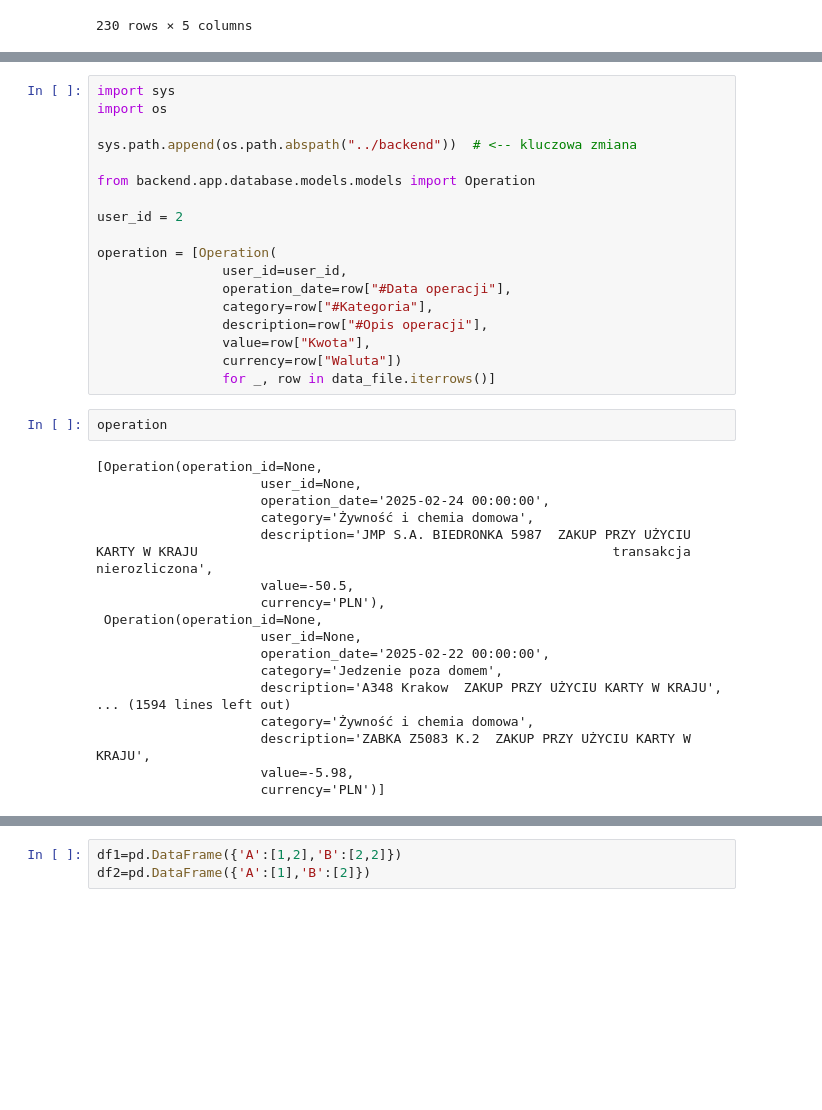
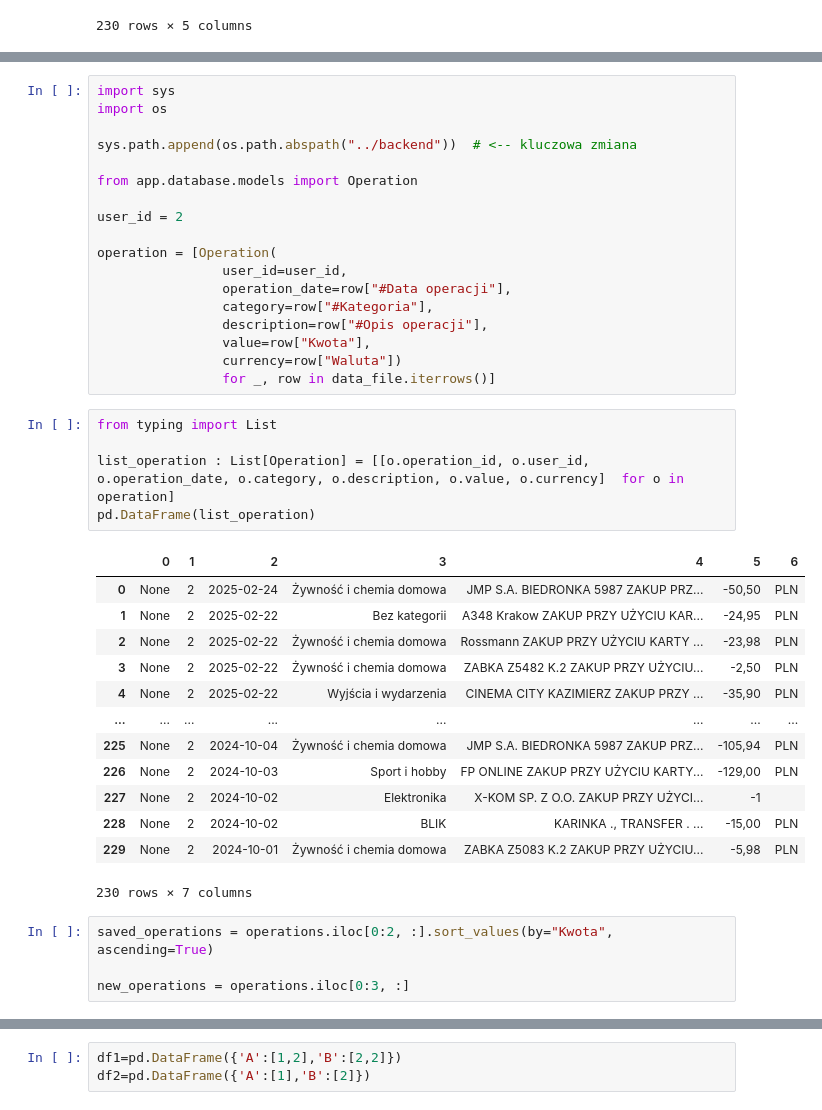
Before and after one commit to twardy7991/Finance_management_app, a Jupyter notebook: analysis/test.ipynb, the cells around one changed output, grey strips where cells are left out. Saved outputs shown, nothing was run; the diff lists cells and outputs as text; blank space fills up the shorter version.

```diff
--- a/analysis/test.ipynb
+++ b/analysis/test.ipynb
@@ -202,7 +245,7 @@ import os
 
 sys.path.append(os.path.abspath("../backend"))  # <-- kluczowa zmiana
 
-from backend.app.database.models.models import Operation
+from app.database.models import Operation
 
 user_id = 2
 
@@ -214,23 +257,26 @@ operation = [Operation(
                 value=row["Kwota"],
                 currency=row["Waluta"])
                 for _, row in data_file.iterrows()]
-# %%
-operation
-# %% [output]
-[Operation(operation_id=None,
-                     user_id=None,
-                     operation_date='2025-02-24 00:00:00',
-                     category='Żywność i chemia domowa',
-                     description='JMP S.A. BIEDRONKA 5987  ZAKUP PRZY UŻYCIU KARTY W KRAJU                                                     transakcja nierozliczona',
-                     value=-50.5,
-                     currency='PLN'),
- Operation(operation_id=None,
-                     user_id=None,
-                     operation_date='2025-02-22 00:00:00',
-                     category='Jedzenie poza domem',
-                     description='A348 Krakow  ZAKUP PRZY UŻYCIU KARTY W KRAJU',
-... (1594 lines left out)
-                     category='Żywność i chemia domowa',
-                     description='ZABKA Z5083 K.2  ZAKUP PRZY UŻYCIU KARTY W KRAJU',
-                     value=-5.98,
-                     currency='PLN')]
+# %%
+from typing import List
+
+list_operation : List[Operation] = [[o.operation_id, o.user_id, o.operation_date, o.category, o.description, o.value, o.currency]  for o in operation]
+pd.DataFrame(list_operation)
+# %% [output]
+|  | 0 | 1 | 2 | 3 | 4 | 5 | 6 |
+| 0 | None | 2 | 2025-02-24 | Żywność i chemia domowa | JMP S.A. BIEDRONKA 5987 ZAKUP PRZ... | -50,50 | PLN |
+| 1 | None | 2 | 2025-02-22 | Bez kategorii | A348 Krakow ZAKUP PRZY UŻYCIU KAR... | -24,95 | PLN |
+| 2 | None | 2 | 2025-02-22 | Żywność i chemia domowa | Rossmann ZAKUP PRZY UŻYCIU KARTY ... | -23,98 | PLN |
+| 3 | None | 2 | 2025-02-22 | Żywność i chemia domowa | ZABKA Z5482 K.2 ZAKUP PRZY UŻYCIU... | -2,50 | PLN |
+| 4 | None | 2 | 2025-02-22 | Wyjścia i wydarzenia | CINEMA CITY KAZIMIERZ ZAKUP PRZY ... | -35,90 | PLN |
+| ... | ... | ... | ... | ... | ... | ... | ... |
+| 225 | None | 2 | 2024-10-04 | Żywność i chemia domowa | JMP S.A. BIEDRONKA 5987 ZAKUP PRZ... | -105,94 | PLN |
+| 226 | None | 2 | 2024-10-03 | Sport i hobby | FP ONLINE ZAKUP PRZY UŻYCIU KARTY... | -129,00 | PLN |
+| 227 | None | 2 | 2024-10-02 | Elektronika | X-KOM SP. Z O.O. ZAKUP PRZY UŻYCI... | -1 |  |
+| 228 | None | 2 | 2024-10-02 | BLIK | KARINKA ., TRANSFER . ... | -15,00 | PLN |
+| 229 | None | 2 | 2024-10-01 | Żywność i chemia domowa | ZABKA Z5083 K.2 ZAKUP PRZY UŻYCIU... | -5,98 | PLN |
+230 rows × 7 columns
+# %%
+saved_operations = operations.iloc[0:2, :].sort_values(by="Kwota", ascending=True)
+
+new_operations = operations.iloc[0:3, :]
```
Also changed, not shown: parts of 17 cells of this notebook, 31 other files.
